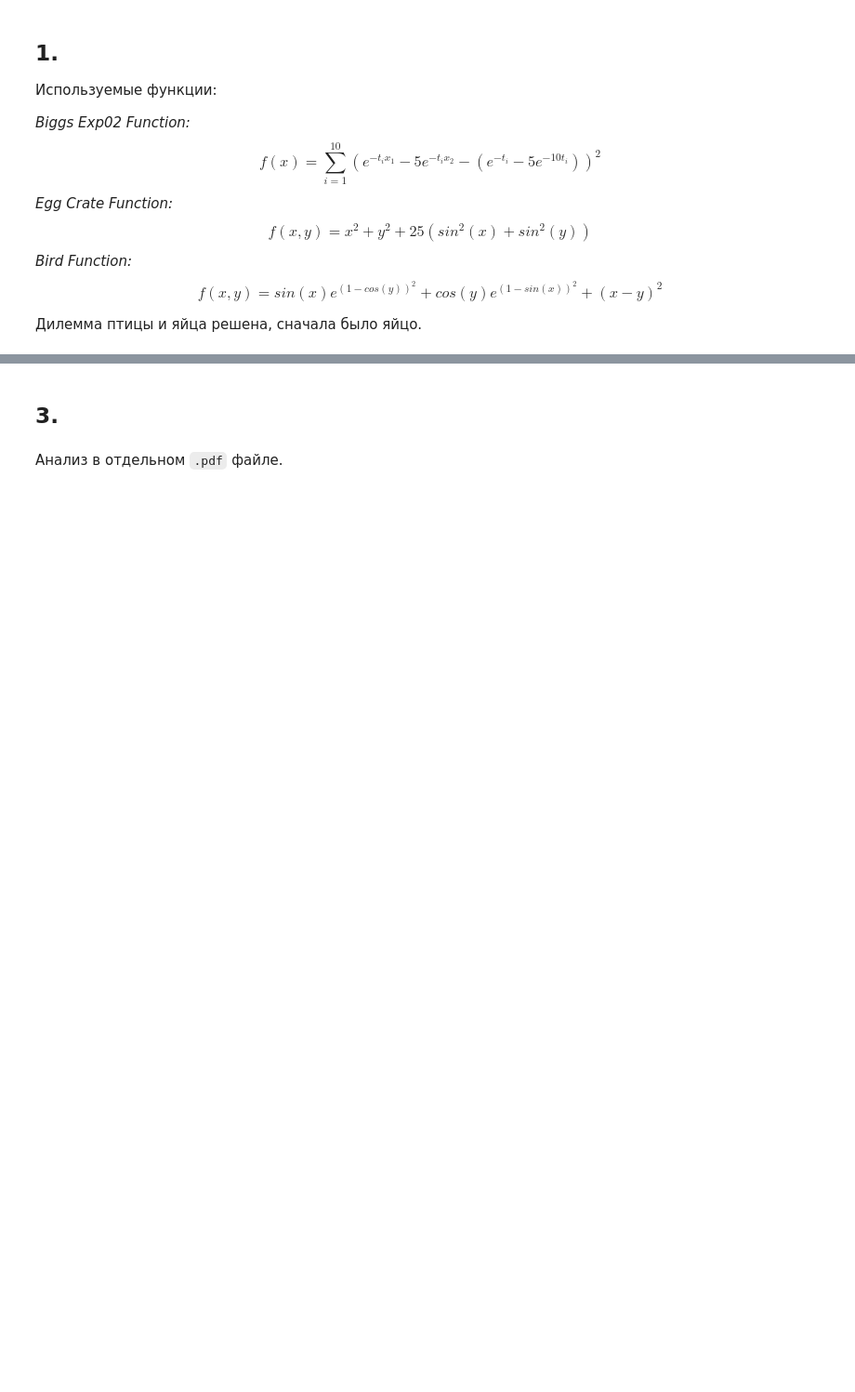
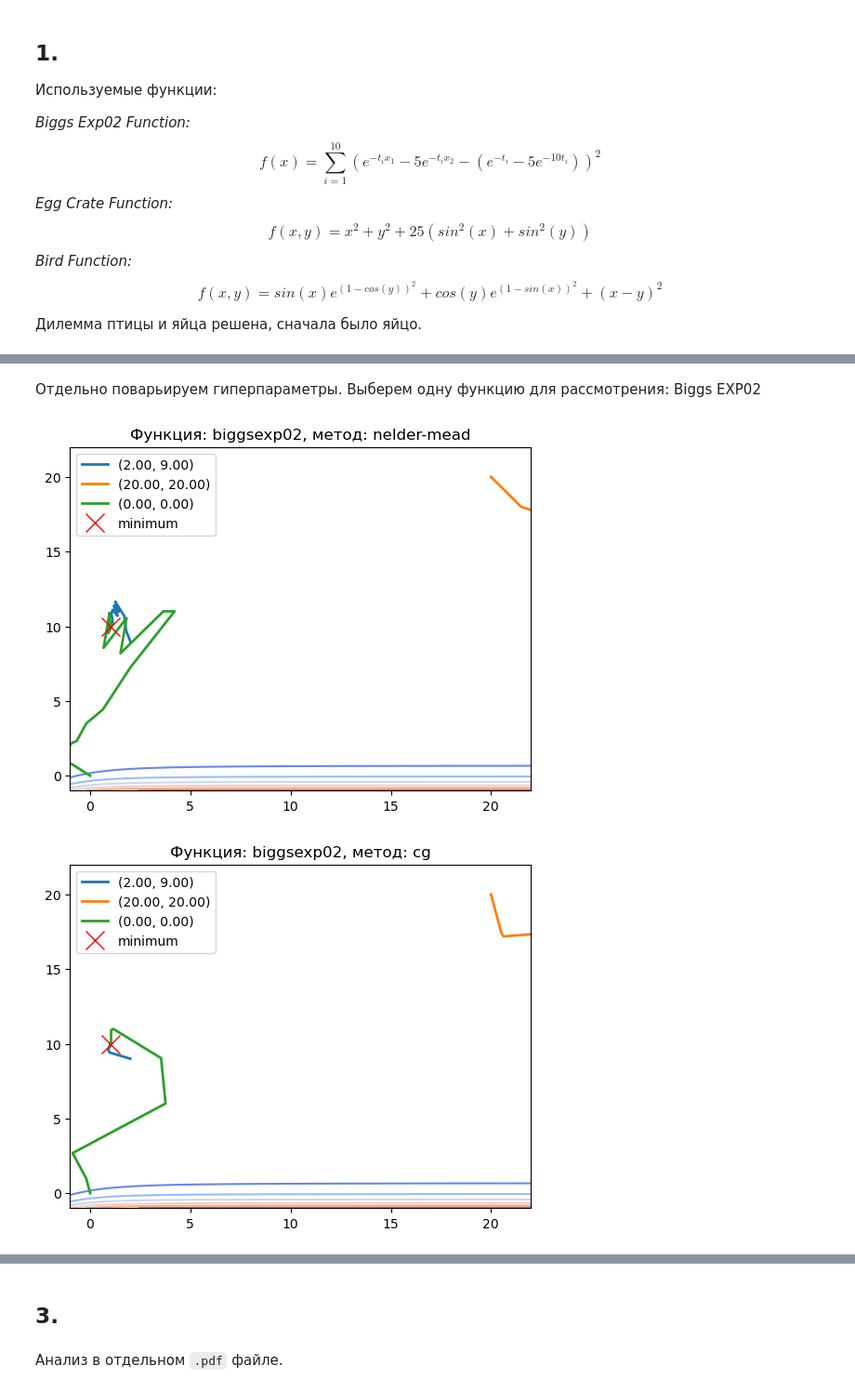
Before and after one commit to radiantbread/numerical-methods, a Jupyter notebook: Lab3/Lab3.ipynb, the cells around one changed output, grey strips where cells are left out. Shown at 93% size. Saved outputs shown, nothing was run; the diff lists cells and outputs as text; code cells hidden in the pictures; blank space fills up the shorter version.

```diff
--- a/Lab3/Lab3.ipynb
+++ b/Lab3/Lab3.ipynb
@@ -96,0 +154,40 @@ for tester in testers:
+# %% [markdown]
+Отдельно поварьируем гиперпараметры.
+Выберем одну функцию для рассмотрения: Biggs EXP02
+# %%
+tester = testers[0]
+
+tester.run(options={
+    "nelder-mead": {'xatol': 1e-3, 'fatol': 1e-3, 'maxiter': 80},
+    "cg": {'gtol': 1e-4, 'eps': 1e-4},
+    "bfgs": {'gtol': 1e-4, 'eps': 1e-4},
+})
+
+display_plot(tester, 0, "perturbed-plot")
+
+with open("biggsexp02-hyper-perturbed.csv", "w", newline="") as file:
+    writer = csv.writer(file)
+    writer.writerow(["$x_0$"] + ["iters", "$f$", "err"] + ["iters", "$f$", "$nabla f$", "err"] * 2)
+    for point in tester.points:
+        point = tuple(point)
+        row = [point]
+        for k, v in tester.results.items():
+            res_obj = v[point]
+            errors = [np.linalg.norm(res_obj.get("x") - np.array(x)) for x in tester.minima]
+            if k == "nelder-mead":
+                row += [
+                    res_obj.get("nit"),
+                    res_obj.get("nfev"),
+                    min(errors)
+                ]
+            else:
+                row += [
+                    res_obj.get("nit"),
+                    res_obj.get("nfev"),
+                    res_obj.get("njev"),
+                    min(errors)
+                ]
+        writer.writerow(row)
+# %% [output]
+[figure, added]
+[figure, added]
```
Also changed, not shown: parts of 6 cells of this notebook, 28 other files.
